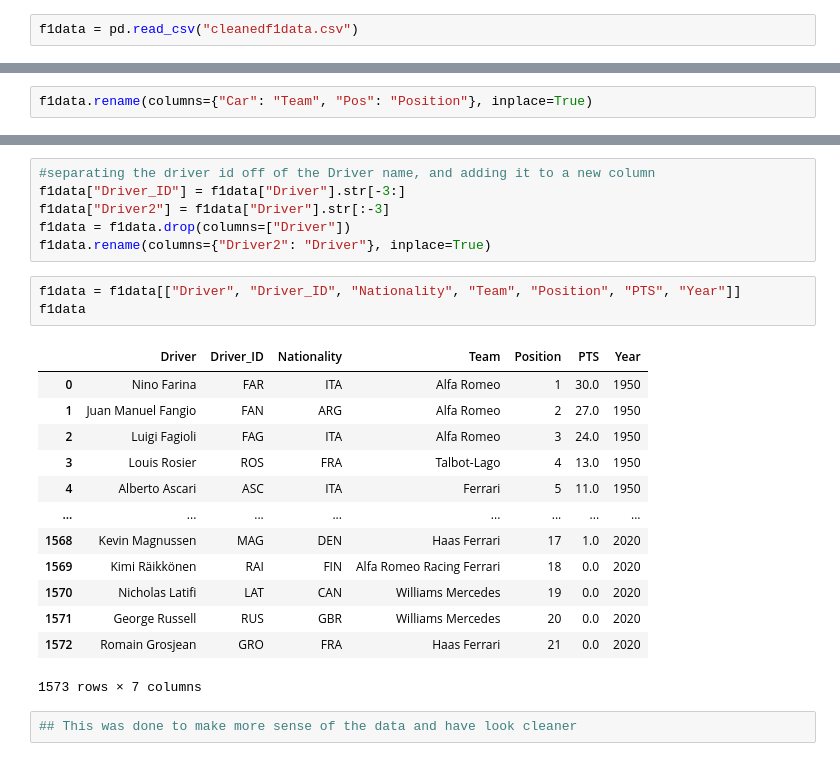
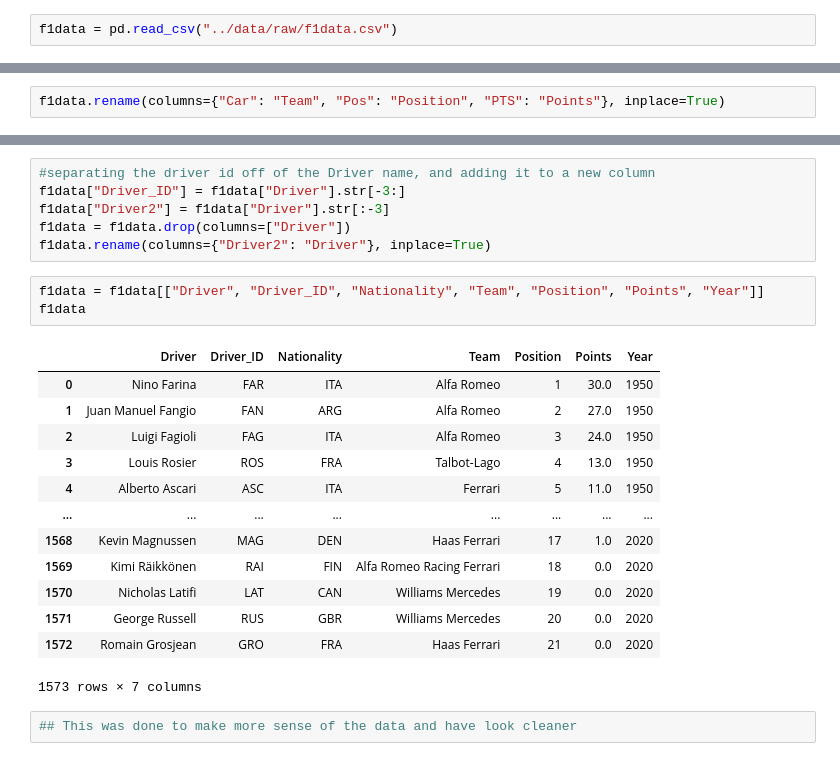
Before and after one commit to data301-2021-winter1/project-group12, a Jupyter notebook: notebooks/EvanS.ipynb, the cells around one changed output, grey strips where cells are left out. Saved outputs shown, nothing was run; the diff lists cells and outputs as text.

```diff
--- a/notebooks/EvanS.ipynb
+++ b/notebooks/EvanS.ipynb
@@ -13,7 +13,7 @@ print(pd.__version__)
 # %% [output]
 1.3.2
 # %%
-f1data = pd.read_csv("cleanedf1data.csv")
+f1data = pd.read_csv("../data/raw/f1data.csv")
 # %%
 f1data
 # %% [output]
@@ -72,7 +76,7 @@ f1data['PTS'].plot(kind='hist', bins=20, figsize=(12,6), facecolor='grey',edgeco
 # %% [markdown]
 ## MS3 Task 2
 # %%
-f1data.rename(columns={"Car": "Team", "Pos": "Position"}, inplace=True)
+f1data.rename(columns={"Car": "Team", "Pos": "Position", "PTS": "Points"}, inplace=True)
 # %%
 #Checking to see if there are any null values.
 f1data.isnull().any(axis=None)
@@ -124,10 +128,10 @@ f1data["Driver2"] = f1data["Driver"].str[:-3]
 f1data = f1data.drop(columns=["Driver"])
 f1data.rename(columns={"Driver2": "Driver"}, inplace=True)
 # %%
-f1data = f1data[["Driver", "Driver_ID", "Nationality", "Team", "Position", "PTS", "Year"]]
+f1data = f1data[["Driver", "Driver_ID", "Nationality", "Team", "Position", "Points", "Year"]]
 f1data
 # %% [output]
-|  | Driver | Driver_ID | Nationality | Team | Position | PTS | Year |
+|  | Driver | Driver_ID | Nationality | Team | Position | Points | Year |
 | 0 | Nino Farina | FAR | ITA | Alfa Romeo | 1 | 30.0 | 1950 |
 | 1 | Juan Manuel Fangio | FAN | ARG | Alfa Romeo | 2 | 27.0 | 1950 |
 | 2 | Luigi Fagioli | FAG | ITA | Alfa Romeo | 3 | 24.0 | 1950 |
```
Also changed, not shown: parts of 12 cells of this notebook.
